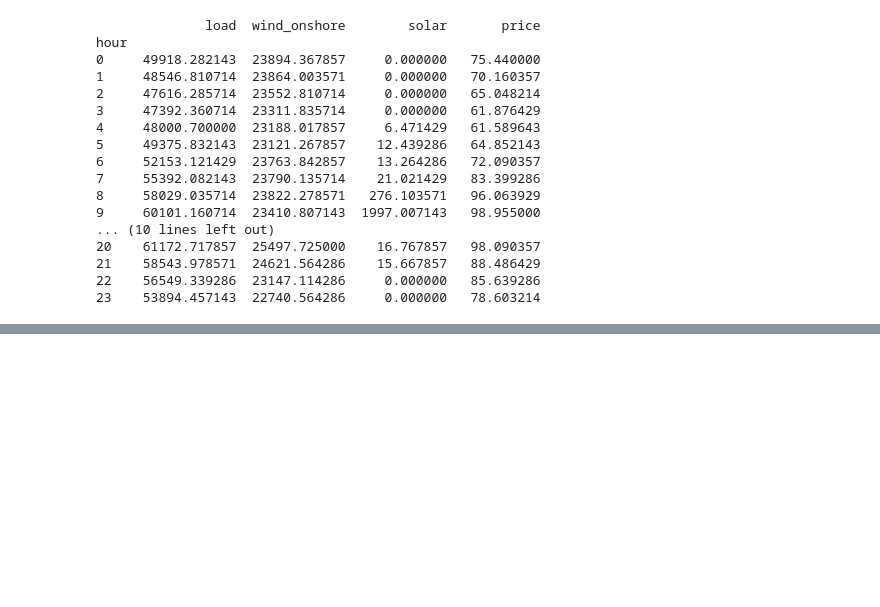
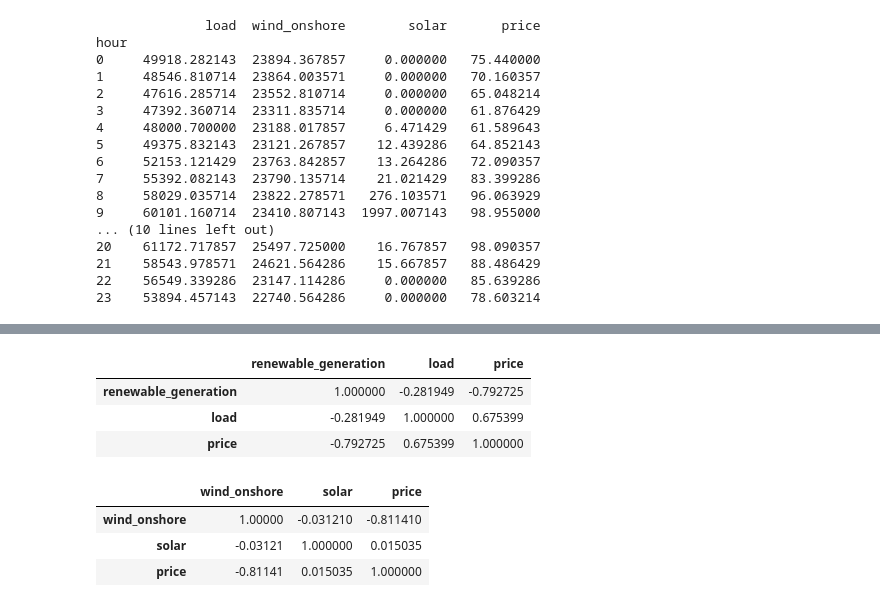
Before and after one commit to rinshina/german-electricity-price-analysis, a Jupyter notebook: german_electricity_analysis.ipynb, the cells around one changed output, grey strips where cells are left out. Drawn from its saved outputs; the diff is of its cells as text; code cells hidden in the pictures; blank space fills up the shorter version.

```diff
--- a/german_electricity_analysis.ipynb
+++ b/german_electricity_analysis.ipynb
@@ -32,6 +32,6 @@ price_df["timestamp"] = pd.to_datetime(
 # %%
 price_df = pd.DataFrame({
-    "timestamp": price_df["timestamp"] ,
+    "timestamp": price_df_timestamp ,
     "price": price_data["price"]
 })
 # %%
@@ -82,6 +82,11 @@ for row in power_data["data"]:
     })
 
 power_df = pd.DataFrame(rows)
+# %%
+power_df["timestamp"] = pd.to_datetime(
+    power_df["timestamp"],
+    utc=True
+).dt.tz_convert("Europe/Berlin")
 # %%
 power_df["timestamp"] = pd.to_datetime(power_df["timestamp"]).dt.tz_convert("Europe/Berlin")
 # %%
@@ -292,0 +300,4 @@ hour
+# %%
+merged_df["hour"] = merged_df["timestamp"].dt.hour
+merged_df["day_of_week"] = merged_df["timestamp"].dt.dayofweek
+merged_df["month"] = merged_df["timestamp"].dt.month
@@ -292,0 +313,18 @@ hour
+# %%
+merged_df["renewable_generation"] = (
+    merged_df["wind_onshore"] + merged_df["solar"]
+)
+# %%
+merged_df[["renewable_generation", "load", "price"]].corr()
+# %% [output]
+|  | renewable_generation | load | price |
+| renewable_generation | 1.000000 | -0.281949 | -0.792725 |
+| load | -0.281949 | 1.000000 | 0.675399 |
+| price | -0.792725 | 0.675399 | 1.000000 |
+# %%
+merged_df[["wind_onshore", "solar", "price"]].corr()
+# %% [output]
+|  | wind_onshore | solar | price |
+| wind_onshore | 1.00000 | -0.031210 | -0.811410 |
+| solar | -0.03121 | 1.000000 | 0.015035 |
+| price | -0.81141 | 0.015035 | 1.000000 |
```
Also changed, not shown: parts of 4 cells of this notebook.
